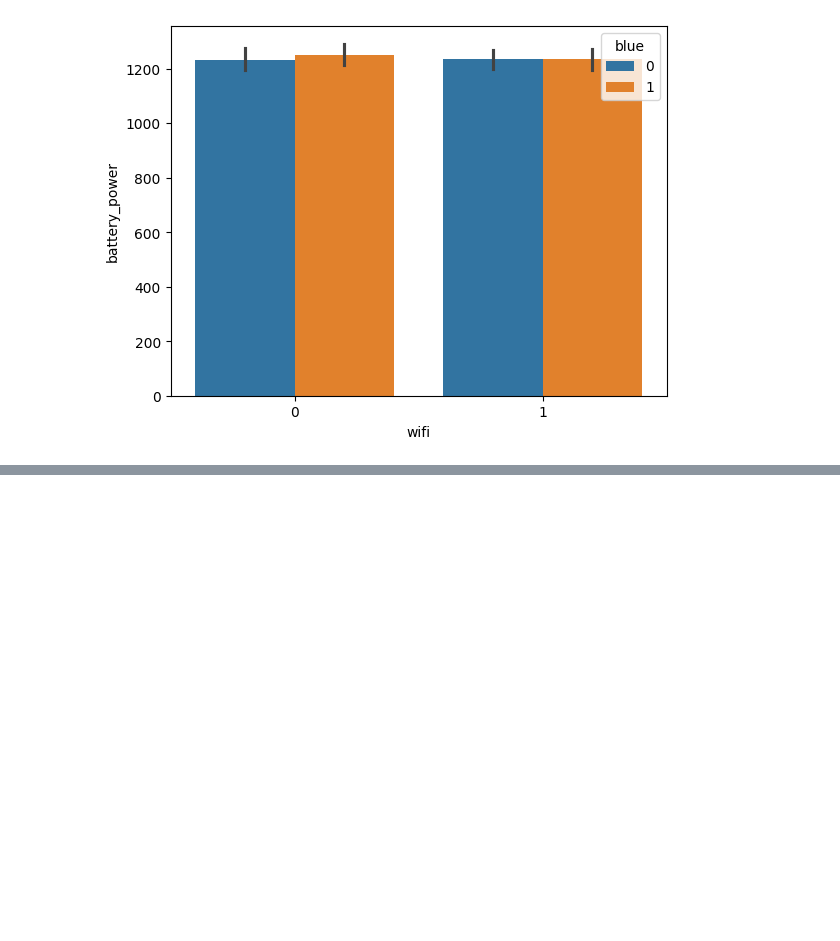
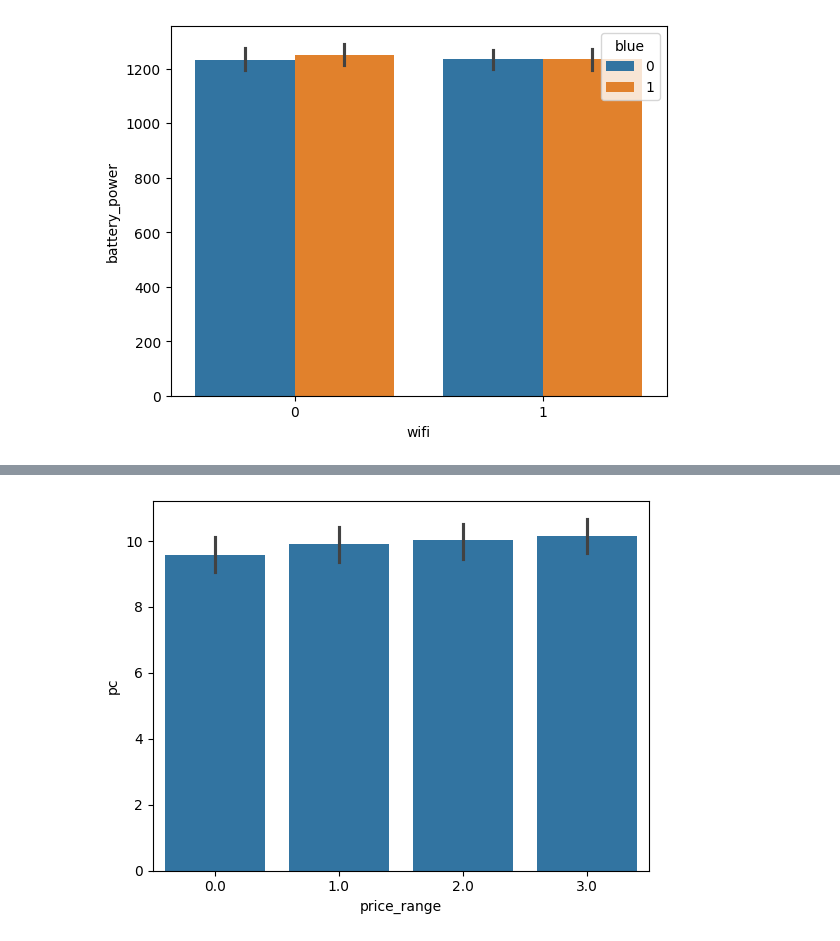
Before and after one commit to AyushAgarwalGithub/probation, a Jupyter notebook: EDA.ipynb, the cells around one changed output, grey strips where cells are left out. Saved outputs shown, nothing was run; the diff lists cells and outputs as text; code cells hidden in the pictures; blank space fills up the shorter version.

```diff
--- a/EDA.ipynb
+++ b/EDA.ipynb
@@ -182,0 +204,5 @@ plt.show()
+# %%
+sns.barplot(x="price_range",y="pc",data=df)
+plt.show()
+# %% [output]
+[figure, added]
```
Also changed, not shown: parts of 11 cells of this notebook.
